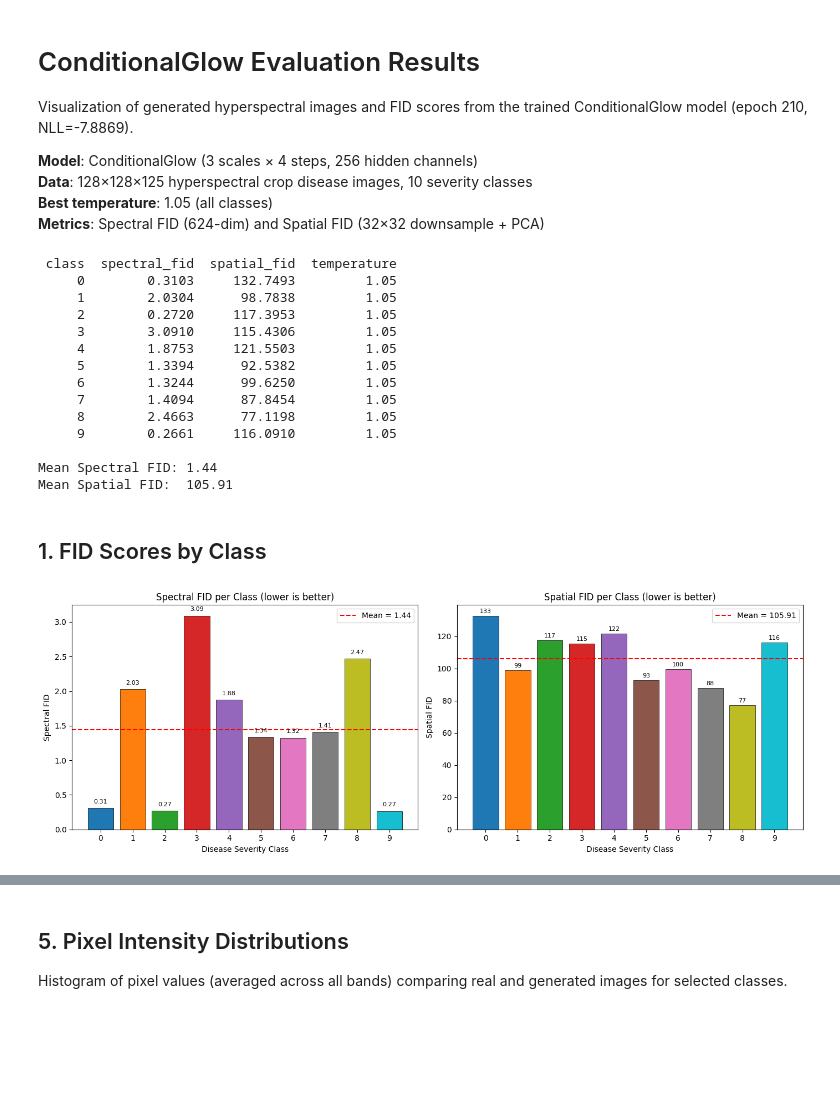
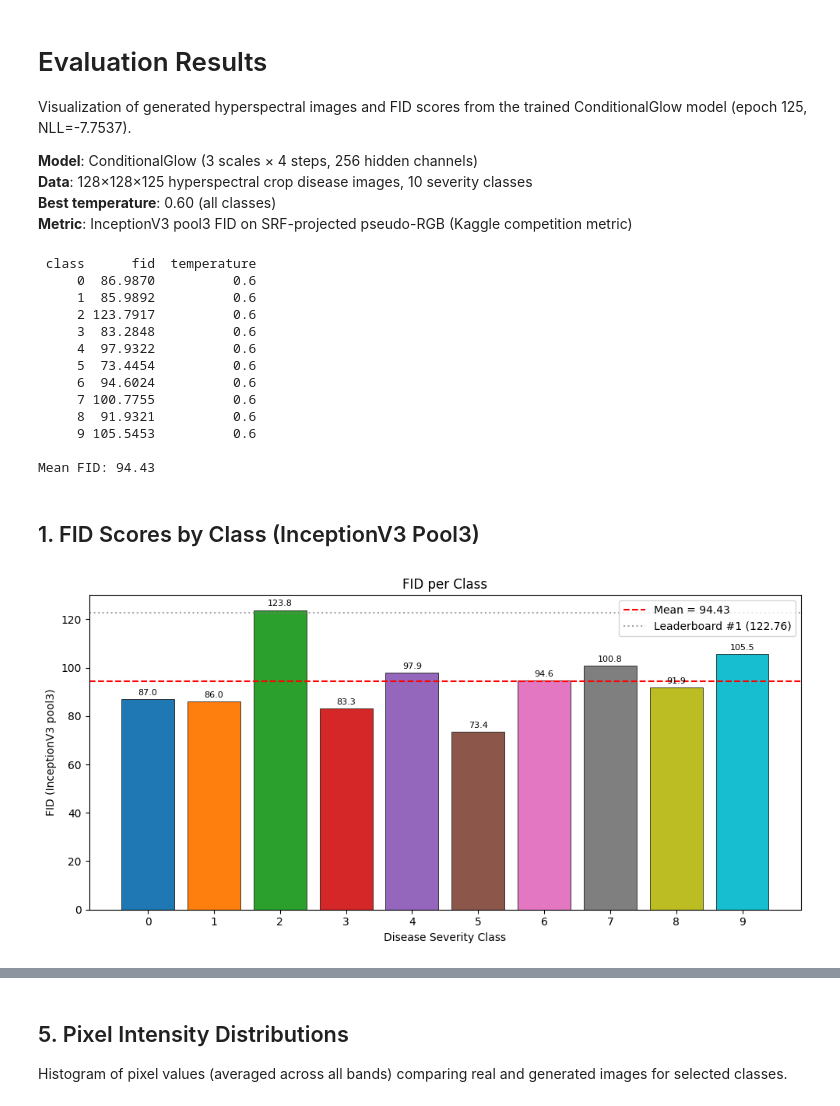
Before and after one commit to Taldux/hyperspectral-crop-disease, a Jupyter notebook: notebooks/02_results_visualization.ipynb, the cells around one changed output, grey strips where cells are left out. Saved outputs shown, nothing was run; the diff lists cells and outputs as text; code cells hidden in the pictures; blank space fills up the shorter version.

Commit message:
Results notebook

```diff
--- a/notebooks/02_results_visualization.ipynb
+++ b/notebooks/02_results_visualization.ipynb
@@ -1,12 +1,12 @@
 # %% [markdown]
-# ConditionalGlow Evaluation Results
+# Evaluation Results
 
-Visualization of generated hyperspectral images and FID scores from the trained ConditionalGlow model (epoch 210, NLL=-7.8869).
+Visualization of generated hyperspectral images and FID scores from the trained ConditionalGlow model (epoch 125, NLL=-7.7537).
 
 **Model**: ConditionalGlow (3 scales × 4 steps, 256 hidden channels)
 **Data**: 128×128×125 hyperspectral crop disease images, 10 severity classes
-**Best temperature**: 1.05 (all classes)
-**Metrics**: Spectral FID (624-dim) and Spatial FID (32×32 downsample + PCA)
+**Best temperature**: 0.60 (all classes)
+**Metric**: InceptionV3 pool3 FID on SRF-projected pseudo-RGB (Kaggle competition metric)
 # %%
 import numpy as np
 import pandas as pd
@@ -14,72 +14,56 @@ import matplotlib.pyplot as plt
 import matplotlib.gridspec as gridspec
 from pathlib import Path
 
-# Paths (relative to notebooks/)
 DATA_DIR = Path("../data")
 RESULTS_DIR = Path("../results/eval")
 FIGURES_DIR = Path("../results/figures")
 FIGURES_DIR.mkdir(parents=True, exist_ok=True)
 
-# Load FID results
 fid_df = pd.read_csv(RESULTS_DIR / "submission.csv")
 print(fid_df.to_string(index=False))
-print(f"\nMean Spectral FID: {fid_df['spectral_fid'].mean():.2f}")
-print(f"Mean Spatial FID:  {fid_df['spatial_fid'].mean():.2f}")
+print(f"\nMean FID: {fid_df['fid'].mean():.2f}")
 
 # Stats for denormalization
 stats = np.load(DATA_DIR / "processed" / "stats.npz")
 global_min = float(stats["global_min"])
 global_max = float(stats["global_max"])
 # %% [output]
- class  spectral_fid  spatial_fid  temperature
-     0        0.3103     132.7493         1.05
-     1        2.0304      98.7838         1.05
-     2        0.2720     117.3953         1.05
-     3        3.0910     115.4306         1.05
-     4        1.8753     121.5503         1.05
-     5        1.3394      92.5382         1.05
-     6        1.3244      99.6250         1.05
-     7        1.4094      87.8454         1.05
-     8        2.4663      77.1198         1.05
-     9        0.2661     116.0910         1.05
+ class      fid  temperature
+     0  86.9870          0.6
+     1  85.9892          0.6
+     2 123.7917          0.6
+     3  83.2848          0.6
+     4  97.9322          0.6
+     5  73.4454          0.6
+     6  94.6024          0.6
+     7 100.7755          0.6
+     8  91.9321          0.6
+     9 105.5453          0.6
 
-Mean Spectral FID: 1.44
-Mean Spatial FID:  105.91
+Mean FID: 94.43
 # %% [markdown]
-## 1. FID Scores by Class
+## 1. FID Scores by Class (InceptionV3 Pool3)
 # %%
-fig, axes = plt.subplots(1, 2, figsize=(14, 5))
+fig, ax = plt.subplots(figsize=(10, 5))
 
 classes = fid_df["class"].values
 colors = plt.cm.tab10(np.linspace(0, 1, 10))
 
-# Spectral FID
-bars1 = axes[0].bar(classes, fid_df["spectral_fid"], color=colors, edgecolor="black", linewidth=0.5)
-axes[0].axhline(fid_df["spectral_fid"].mean(), color="red", linestyle="--", label=f'Mean = {fid_df["spectral_fid"].mean():.2f}')
-axes[0].set_xlabel("Disease Severity Class")
-axes[0].set_ylabel("Spectral FID")
-axes[0].set_title("Spectral FID per Class (lower is better)")
-axes[0].set_xticks(range(10))
-axes[0].legend()
-for bar, val in zip(bars1, fid_df["spectral_fid"]):
-    axes[0].text(bar.get_x() + bar.get_width()/2, bar.get_height() + 0.05,
-                 f"{val:.2f}", ha="center", va="bottom", fontsize=8)
-
-# Spatial FID
-bars2 = axes[1].bar(classes, fid_df["spatial_fid"], color=colors, edgecolor="black", linewidth=0.5)
-axes[1].axhline(fid_df["spatial_fid"].mean(), color="red", linestyle="--", label=f'Mean = {fid_df["spatial_fid"].mean():.2f}')
-axes[1].set_xlabel("Disease Severity Class")
-axes[1].set_ylabel("Spatial FID")
-axes[1].set_title("Spatial FID per Class (lower is better)")
-axes[1].set_xticks(range(10))
-axes[1].legend()
-for bar, val in zip(bars2, fid_df["spatial_fid"]):
-    axes[1].text(bar.get_x() + bar.get_width()/2, bar.get_height() + 1,
-                 f"{val:.0f}", ha="center", va="bottom", fontsize=8)
+bars = ax.bar(classes, fid_df["fid"], color=colors, edgecolor="black", linewidth=0.5)
+ax.axhline(fid_df["fid"].mean(), color="red", linestyle="--", label=f'Mean = {fid_df["fid"].mean():.2f}')
+ax.axhline(122.76, color="gray", linestyle=":", alpha=0.7, label="Leaderboard #1 (122.76)")
+ax.set_xlabel("Disease Severity Class")
+ax.set_ylabel("FID (InceptionV3 pool3)")
+ax.set_title("FID per Class")
+ax.set_xticks(range(10))
+ax.legend()
+for bar, val in zip(bars, fid_df["fid"]):
+    ax.text(bar.get_x() + bar.get_width()/2, bar.get_height() + 1,
+            f"{val:.1f}", ha="center", va="bottom", fontsize=8)
 
 plt.tight_layout()
 plt.savefig(FIGURES_DIR / "fid_scores_by_class.png", dpi=150, bbox_inches="tight")
 plt.show()
 # %% [output]
-[figure, old version]
+[figure, new version]
 # %% [markdown]
```
Also changed, not shown: parts of 8 cells of this notebook.
